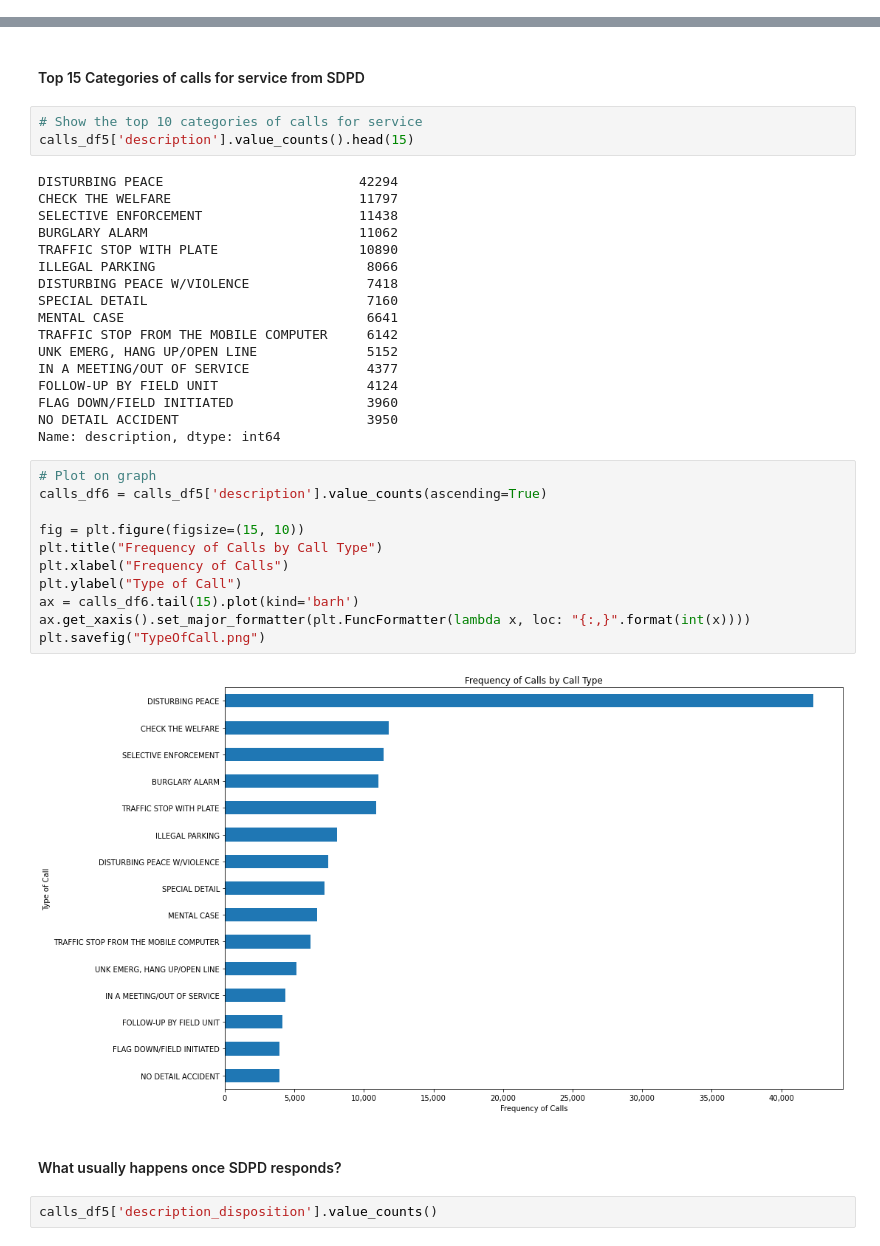
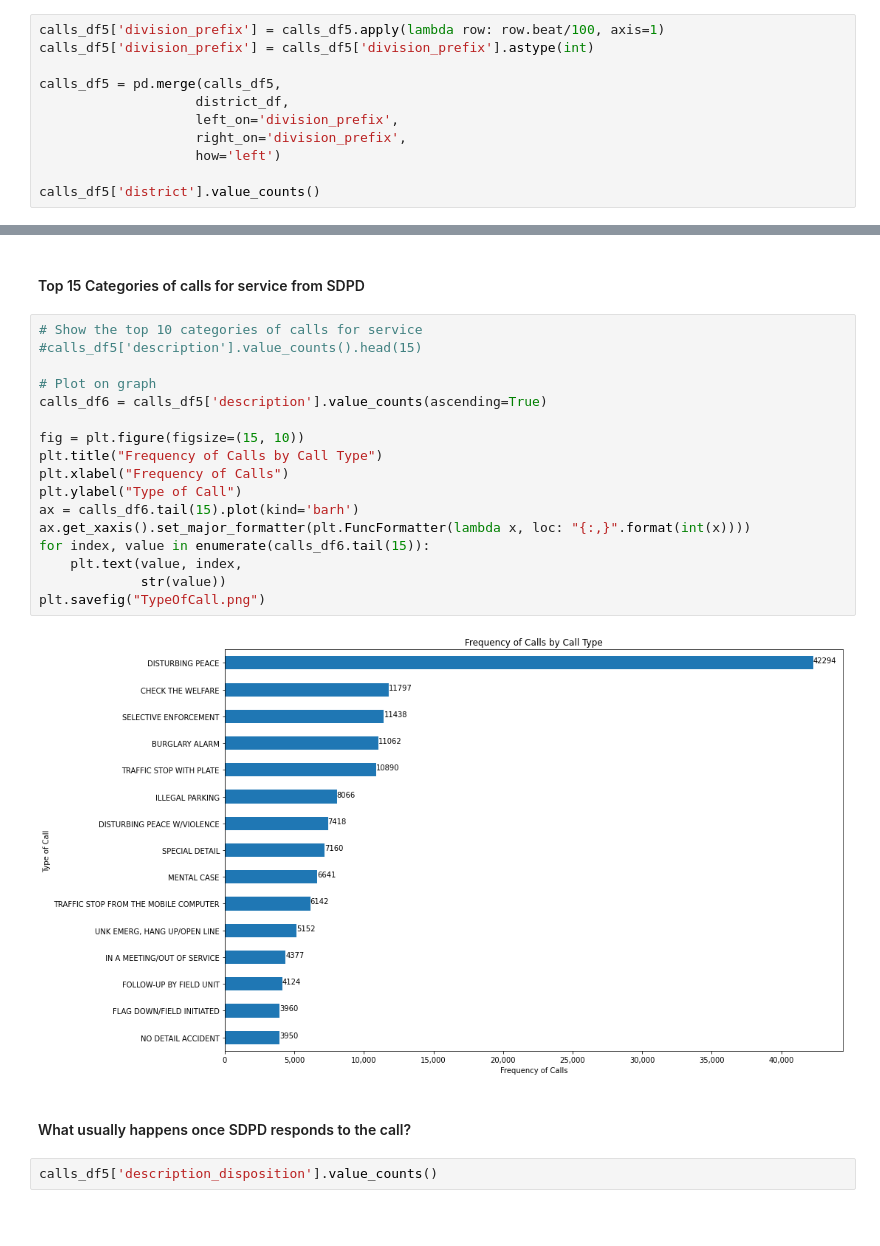
Before and after one commit to kodingkirby/sd-police-dataset, a Jupyter notebook: notebook.ipynb, the cells around one changed output, grey strips where cells are left out. Drawn from its saved outputs; the diff is of its cells as text; blank space fills up the shorter version.

```diff
--- a/notebook.ipynb
+++ b/notebook.ipynb
@@ -165,0 +204,11 @@ Index(['incident_num', 'date_time', 'day_of_week', 'address_number_primary',
+# %%
+calls_df5['division_prefix'] = calls_df5.apply(lambda row: row.beat/100, axis=1)
+calls_df5['division_prefix'] = calls_df5['division_prefix'].astype(int)
+
+calls_df5 = pd.merge(calls_df5,
+                    district_df,
+                    left_on='division_prefix',
+                    right_on='division_prefix',
+                    how='left')
+
+calls_df5['district'].value_counts()
@@ -167,41 +275,27 @@ Index(['incident_num', 'date_time', 'day_of_week', 'address_number_primary',
 ## Analysis of data
 # %% [markdown]
 #### Top 15 Categories of calls for service from SDPD
-# %%
-# Show the top 10 categories of calls for service
-calls_df5['description'].value_counts().head(15)
-# %% [output]
-DISTURBING PEACE                         42294
-CHECK THE WELFARE                        11797
-SELECTIVE ENFORCEMENT                    11438
-BURGLARY ALARM                           11062
-TRAFFIC STOP WITH PLATE                  10890
-ILLEGAL PARKING                           8066
-DISTURBING PEACE W/VIOLENCE               7418
-SPECIAL DETAIL                            7160
-MENTAL CASE                               6641
-TRAFFIC STOP FROM THE MOBILE COMPUTER     6142
-UNK EMERG, HANG UP/OPEN LINE              5152
-IN A MEETING/OUT OF SERVICE               4377
-FOLLOW-UP BY FIELD UNIT                   4124
-FLAG DOWN/FIELD INITIATED                 3960
-NO DETAIL ACCIDENT                        3950
-Name: description, dtype: int64
 # %%
+# Show the top 10 categories of calls for service
+#calls_df5['description'].value_counts().head(15)
+
 # Plot on graph
 calls_df6 = calls_df5['description'].value_counts(ascending=True)
 
 fig = plt.figure(figsize=(15, 10))
 plt.title("Frequency of Calls by Call Type")
 plt.xlabel("Frequency of Calls")
 plt.ylabel("Type of Call")
 ax = calls_df6.tail(15).plot(kind='barh')
 ax.get_xaxis().set_major_formatter(plt.FuncFormatter(lambda x, loc: "{:,}".format(int(x))))
+for index, value in enumerate(calls_df6.tail(15)):
+    plt.text(value, index,
+             str(value))
 plt.savefig("TypeOfCall.png")
 # %% [output]
-[figure, old version]
+[figure, new version]
 # %% [markdown]
-#### What usually happens once SDPD responds?
+#### What usually happens once SDPD responds to the call?
 # %%
 calls_df5['description_disposition'].value_counts()
 # %% [output]
```
Also changed, not shown: parts of 55 cells of this notebook, 5 other files.
